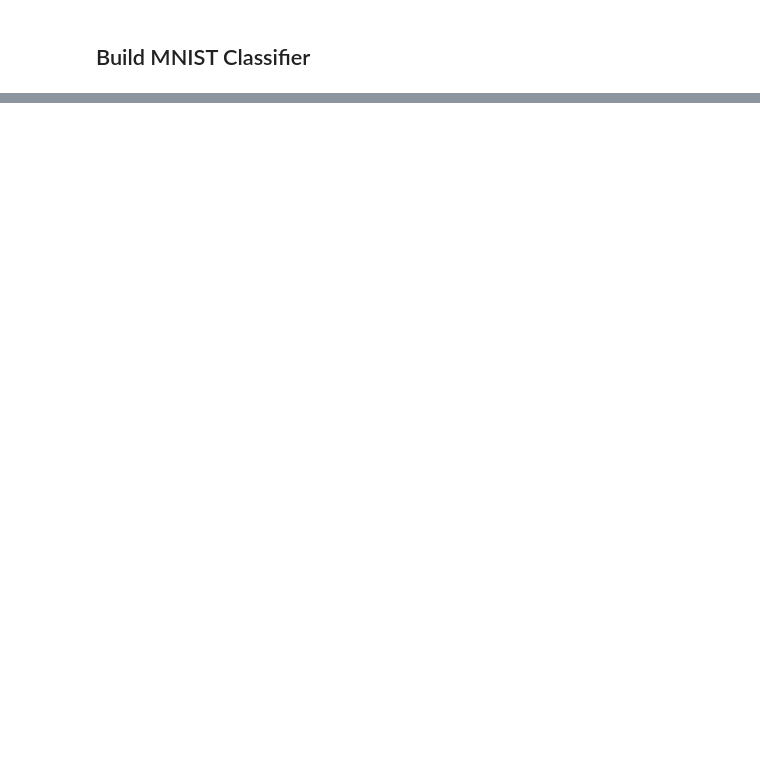
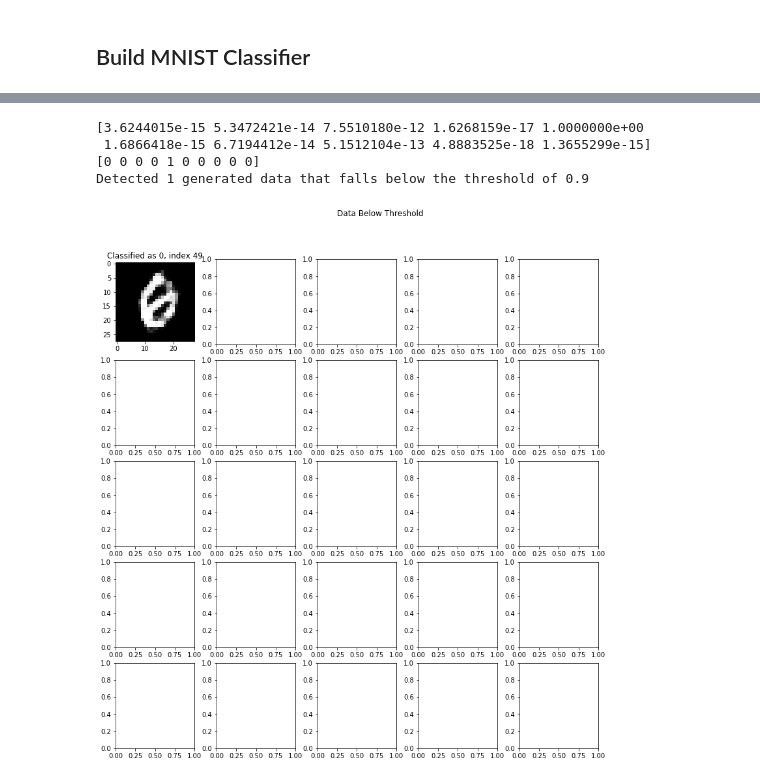
Before and after one commit to chandraseta/gan-on-structured-data, a Jupyter notebook: gan/notebooks/gan-exploration.ipynb, the cells around one changed output, grey strips where cells are left out. Drawn from its saved outputs; the diff is of its cells as text; code cells hidden in the pictures; blank space fills up the shorter version.

Commit message:
Exported classifier and generated images

```diff
--- a/gan/notebooks/gan-exploration.ipynb
+++ b/gan/notebooks/gan-exploration.ipynb
@@ -204,7 +205,7 @@ class GAN():
             # Print progress
             print ("{:5d} [D loss: {}, acc_real: {:2f}, acc_fake: {:2f}] [G loss: {}]".format(epoch, d_loss[0], 100*d_loss_real[1], 100*d_loss_fake[1], g_loss))
 
-            with open('gan/gan.log', 'a') as log_file:
+            with open('gan/logs/gan.log', 'a') as log_file:
                 log_file.write('{},{}\n'.format(d_loss[0], g_loss))
 
             # Save generated samples at export_interval
@@ -453,0 +517,41 @@ Epoch 100/100
+# %%
+(gen_imgs, labels) = load_gen_data(file_name='v1')
+
+threshold = 0.9
+print(labels[4])
+labels = np.where(labels > threshold, 1, 0)
+print(labels[4])
+
+failed_indices = []
+below_threshold_count = 0
+for i in range (len(labels)):
+    all_zero = True
+    for j in range (mlp.n_class):
+        all_zero = labels[i][j] == 0 and all_zero
+    if all_zero:
+        below_threshold_count += 1
+        failed_indices.append(i)
+        break
+
+print('Detected {} generated data that falls below the threshold of {}'.format(below_threshold_count, threshold))
+# %% [output]
+[3.6244015e-15 5.3472421e-14 7.5510180e-12 1.6268159e-17 1.0000000e+00
+ 1.6866418e-15 6.7194412e-14 5.1512104e-13 4.8883525e-18 1.3655299e-15]
+[0 0 0 0 1 0 0 0 0 0]
+Detected 1 generated data that falls below the threshold of 0.9
+# %%
+figure, ax = plt.subplots(5,5, figsize=(12, 12))
+figure.suptitle('Data Below Threshold')
+figure.tight_layout(pad=0.3, rect=[0,0,0.9,0.9])
+
+it = 0
+for x, y in [(i, j) for i in range(5) for j in range(5)]:
+    if it >= len(failed_indices):
+        break
+    index = failed_indices[it]
+    it += 1
+    # Check if the randomized index has been used this time
+    ax[x, y].imshow(gen_imgs[index].reshape((28,28)), cmap='gray')
+    ax[x, y].set_title('Classified as {}, index {}'.format(np.argmax(labels[index]), index))
+# %% [output]
+[figure, added]
```
Also changed, not shown: parts of 6 cells of this notebook, 3 other files.
